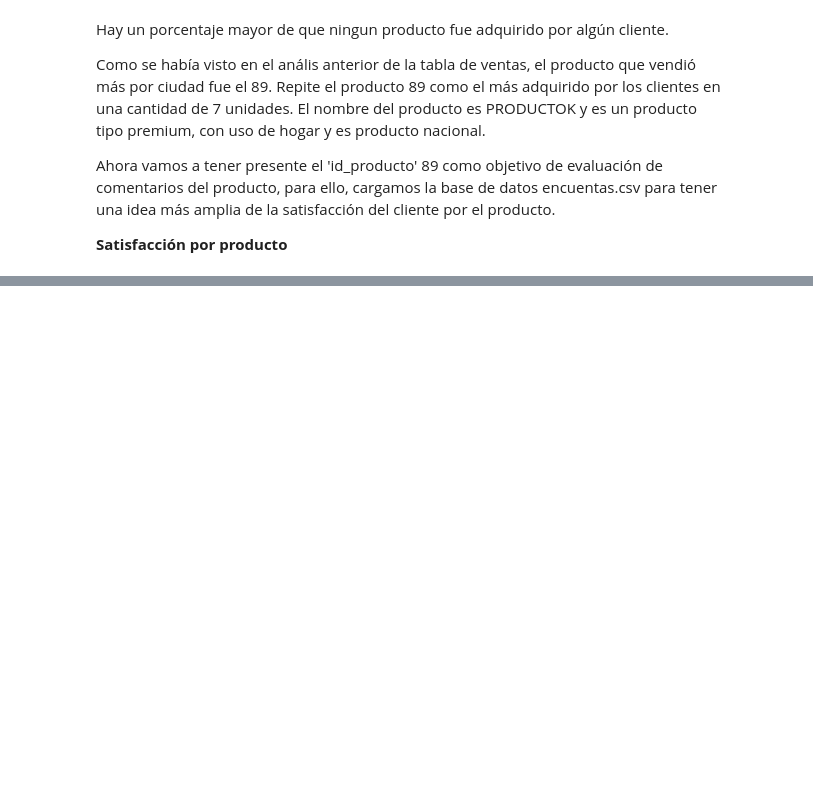
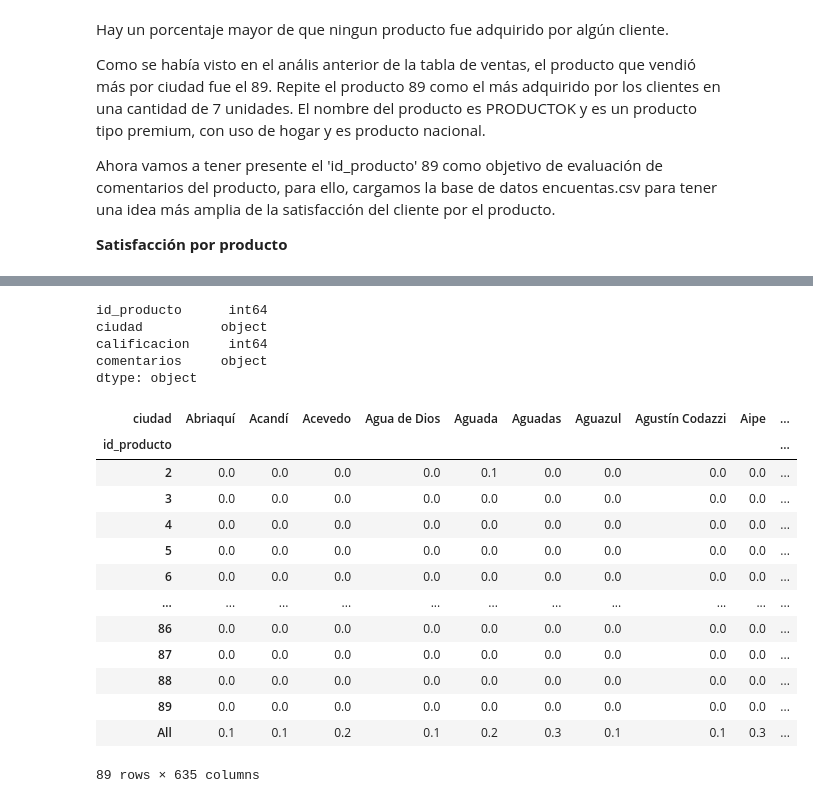
Before and after one commit to cacordobae/An-lisis-de-ventas, a Jupyter notebook: Analisis_ventas.ipynb, the cells around one changed output, grey strips where cells are left out. Cells and saved outputs as stored; diff of their text form; code cells hidden in the pictures; blank space fills up the shorter version.

```diff
--- a/Analisis_ventas.ipynb
+++ b/Analisis_ventas.ipynb
@@ -939,0 +963,26 @@ Ahora vamos a tener presente el 'id_producto' 89 como objetivo de evaluación de
+# %%
+encuentas.dtypes
+# %% [output]
+id_producto      int64
+ciudad          object
+calificacion     int64
+comentarios     object
+dtype: object
+# %%
+#Haremos cruce de variables para entender un poco la base de datos encuentas
+pd.crosstab(index= encuentas['id_producto'], columns= encuentas['ciudad'] ,margins =True).apply(lambda r :r/len(encuentas)*100, axis= 1)
+# %% [output]
+| ciudad | Abriaquí | Acandí | Acevedo | Agua de Dios | Aguada | Aguadas | Aguazul | Agustín Codazzi | Aipe | ... |
+| id_producto |  |  |  |  |  |  |  |  |  | ... |
+| 2 | 0.0 | 0.0 | 0.0 | 0.0 | 0.1 | 0.0 | 0.0 | 0.0 | 0.0 | ... |
+| 3 | 0.0 | 0.0 | 0.0 | 0.0 | 0.0 | 0.0 | 0.0 | 0.0 | 0.0 | ... |
+| 4 | 0.0 | 0.0 | 0.0 | 0.0 | 0.0 | 0.0 | 0.0 | 0.0 | 0.0 | ... |
+| 5 | 0.0 | 0.0 | 0.0 | 0.0 | 0.0 | 0.0 | 0.0 | 0.0 | 0.0 | ... |
+| 6 | 0.0 | 0.0 | 0.0 | 0.0 | 0.0 | 0.0 | 0.0 | 0.0 | 0.0 | ... |
+| ... | ... | ... | ... | ... | ... | ... | ... | ... | ... | ... |
+| 86 | 0.0 | 0.0 | 0.0 | 0.0 | 0.0 | 0.0 | 0.0 | 0.0 | 0.0 | ... |
+| 87 | 0.0 | 0.0 | 0.0 | 0.0 | 0.0 | 0.0 | 0.0 | 0.0 | 0.0 | ... |
+| 88 | 0.0 | 0.0 | 0.0 | 0.0 | 0.0 | 0.0 | 0.0 | 0.0 | 0.0 | ... |
+| 89 | 0.0 | 0.0 | 0.0 | 0.0 | 0.0 | 0.0 | 0.0 | 0.0 | 0.0 | ... |
+| All | 0.1 | 0.1 | 0.2 | 0.1 | 0.2 | 0.3 | 0.1 | 0.1 | 0.3 | ... |
+89 rows × 635 columns
```
Also changed, not shown: parts of 30 cells of this notebook.
